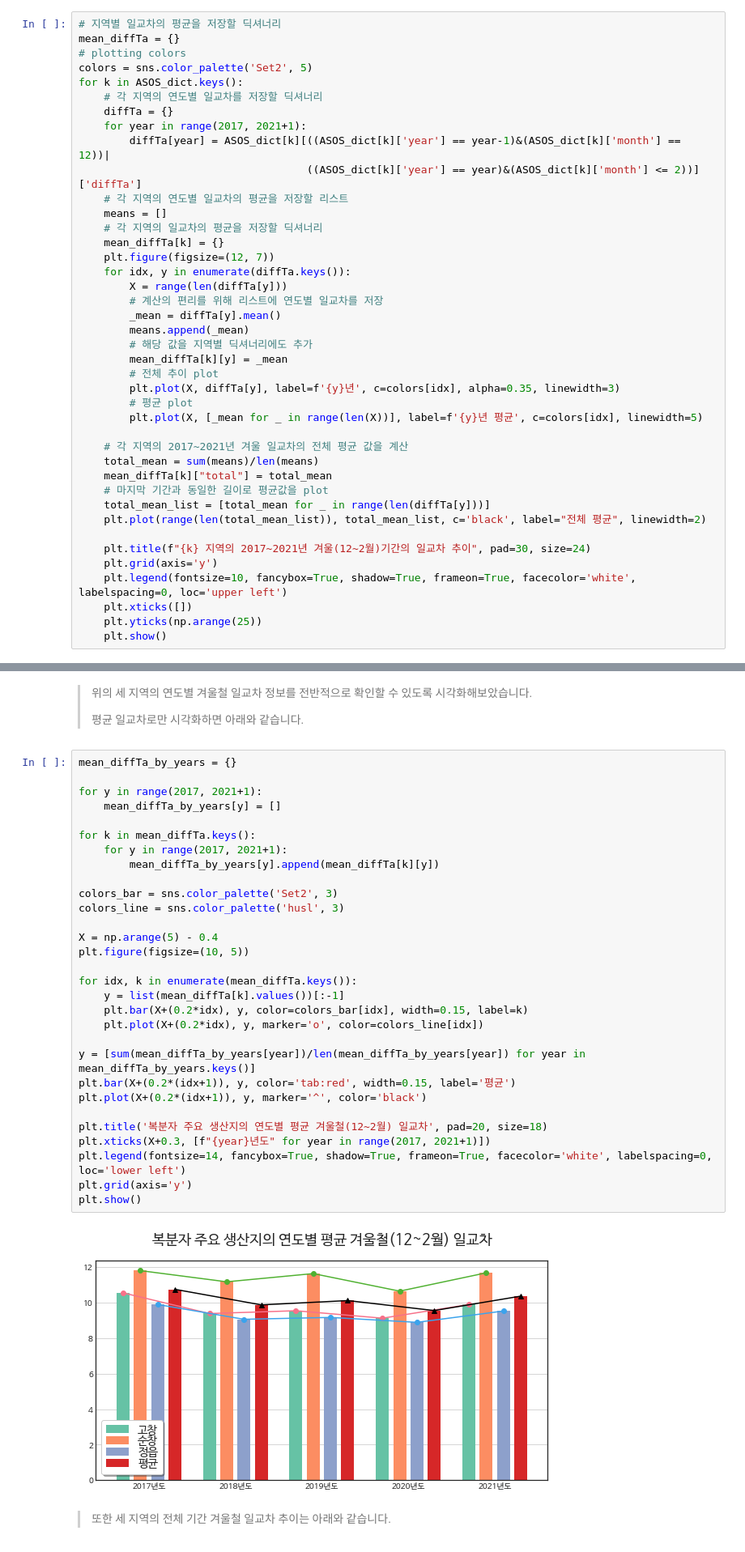
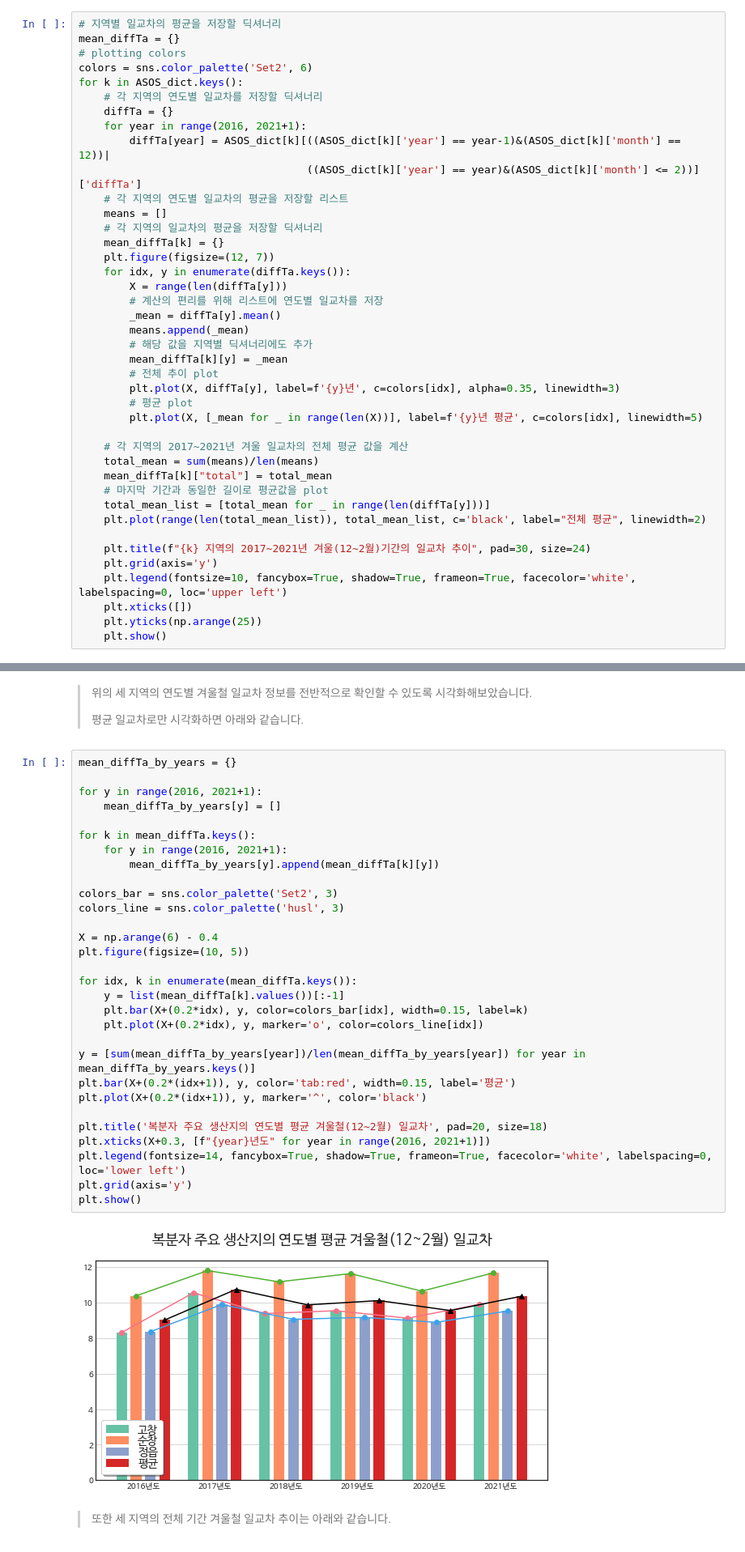
Before and after one commit to JinwangMok/UNI_data_anaysis, a Jupyter notebook: data_analysis.ipynb, the cells around one changed output, grey strips where cells are left out. Shown at 81% size. Saved outputs shown, nothing was run; the diff lists cells and outputs as text.

```diff
--- a/data_analysis.ipynb
+++ b/data_analysis.ipynb
@@ -229,11 +230,11 @@ print(diffTa_2017.mean() - diffTa_2018.mean())
 # 지역별 일교차의 평균을 저장할 딕셔너리
 mean_diffTa = {}
 # plotting colors
-colors = sns.color_palette('Set2', 5)
+colors = sns.color_palette('Set2', 6)
 for k in ASOS_dict.keys():
     # 각 지역의 연도별 일교차를 저장할 딕셔너리
     diffTa = {}
-    for year in range(2017, 2021+1):
+    for year in range(2016, 2021+1):
         diffTa[year] = ASOS_dict[k][((ASOS_dict[k]['year'] == year-1)&(ASOS_dict[k]['month'] == 12))|
                                     ((ASOS_dict[k]['year'] == year)&(ASOS_dict[k]['month'] <= 2))]['diffTa']
     # 각 지역의 연도별 일교차의 평균을 저장할 리스트
@@ -277,35 +278,35 @@ for k in ASOS_dict.keys():
 # %%
 mean_diffTa_by_years = {}
 
-for y in range(2017, 2021+1):
+for y in range(2016, 2021+1):
     mean_diffTa_by_years[y] = []
 
 for k in mean_diffTa.keys():
-    for y in range(2017, 2021+1):
+    for y in range(2016, 2021+1):
         mean_diffTa_by_years[y].append(mean_diffTa[k][y])
 
 colors_bar = sns.color_palette('Set2', 3)
 colors_line = sns.color_palette('husl', 3)
 
-X = np.arange(5) - 0.4
+X = np.arange(6) - 0.4
 plt.figure(figsize=(10, 5))
 
 for idx, k in enumerate(mean_diffTa.keys()):
     y = list(mean_diffTa[k].values())[:-1]
     plt.bar(X+(0.2*idx), y, color=colors_bar[idx], width=0.15, label=k)
     plt.plot(X+(0.2*idx), y, marker='o', color=colors_line[idx])
 
 y = [sum(mean_diffTa_by_years[year])/len(mean_diffTa_by_years[year]) for year in mean_diffTa_by_years.keys()]
 plt.bar(X+(0.2*(idx+1)), y, color='tab:red', width=0.15, label='평균')
 plt.plot(X+(0.2*(idx+1)), y, marker='^', color='black')
 
 plt.title('복분자 주요 생산지의 연도별 평균 겨울철(12~2월) 일교차', pad=20, size=18)
-plt.xticks(X+0.3, [f"{year}년도" for year in range(2017, 2021+1)])
+plt.xticks(X+0.3, [f"{year}년도" for year in range(2016, 2021+1)])
 plt.legend(fontsize=14, fancybox=True, shadow=True, frameon=True, facecolor='white', labelspacing=0, loc='lower left')
 plt.grid(axis='y')
 plt.show()
 # %% [output]
-[figure, old version]
+[figure, new version]
 # %% [markdown]
 > 또한 세 지역의 전체 기간 겨울철 일교차 추이는 아래와 같습니다.
 # %%
```
Also changed, not shown: parts of 31 cells of this notebook.
